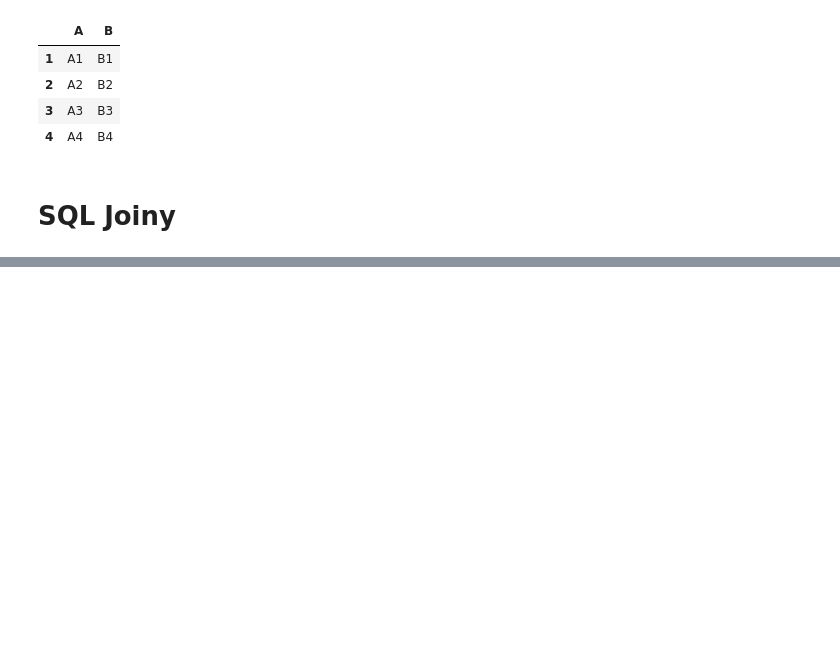
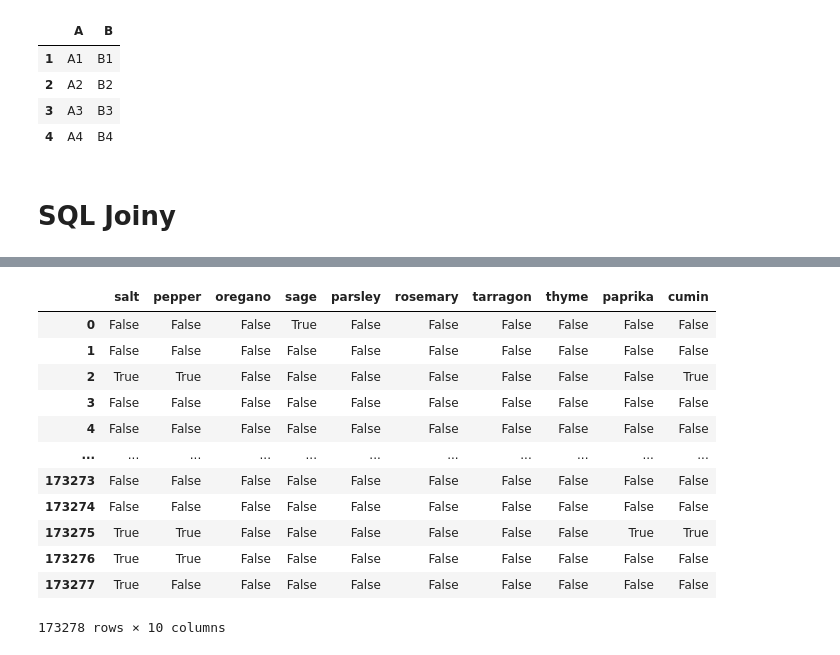
Before and after one commit to SandaMaster/data-science, a Jupyter notebook: Pandas (1).ipynb, the cells around one changed output, grey strips where cells are left out. Saved outputs shown, nothing was run; the diff lists cells and outputs as text; code cells hidden in the pictures; blank space fills up the shorter version.

```diff
--- a/Pandas (1).ipynb
+++ b/Pandas (1).ipynb
@@ -557,0 +857,5 @@ df1.append(df2)
+# %%
+try:
+    recipes = pd.read_json('recipeitems-latest.json', lines =True)
+except ValueError as e:
+    print(e)
@@ -557,0 +934,4 @@ df1.append(df2)
+# %%
+#szukanie przpisów zawierajacych przyprawy
+spice_list = ['salt', 'pepper', 'oregano', 'sage', 'parsley',
+              'rosemary', 'tarragon', 'thyme', 'paprika', 'cumin']
@@ -557,0 +954,23 @@ df1.append(df2)
+# %%
+spice_df = pd.DataFrame(
+    {
+        spice: recipes.ingredients.str.contains(spice, re.IGNORECASE)
+        for spice in spice_list
+    }
+)
+# %%
+spice_df
+# %% [output]
+|  | salt | pepper | oregano | sage | parsley | rosemary | tarragon | thyme | paprika | cumin |
+| 0 | False | False | False | True | False | False | False | False | False | False |
+| 1 | False | False | False | False | False | False | False | False | False | False |
+| 2 | True | True | False | False | False | False | False | False | False | True |
+| 3 | False | False | False | False | False | False | False | False | False | False |
+| 4 | False | False | False | False | False | False | False | False | False | False |
+| ... | ... | ... | ... | ... | ... | ... | ... | ... | ... | ... |
+| 173273 | False | False | False | False | False | False | False | False | False | False |
+| 173274 | False | False | False | False | False | False | False | False | False | False |
+| 173275 | True | True | False | False | False | False | False | False | True | True |
+| 173276 | True | True | False | False | False | False | False | False | False | False |
+| 173277 | True | False | False | False | False | False | False | False | False | False |
+173278 rows × 10 columns
```
Also changed, not shown: parts of 62 cells of this notebook.
